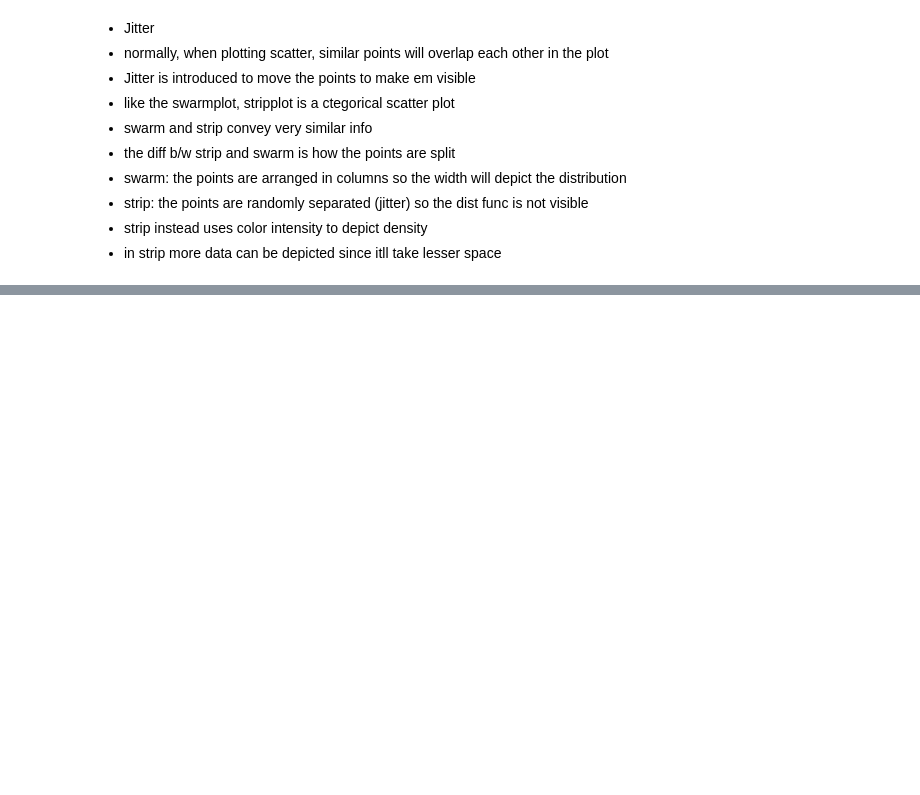
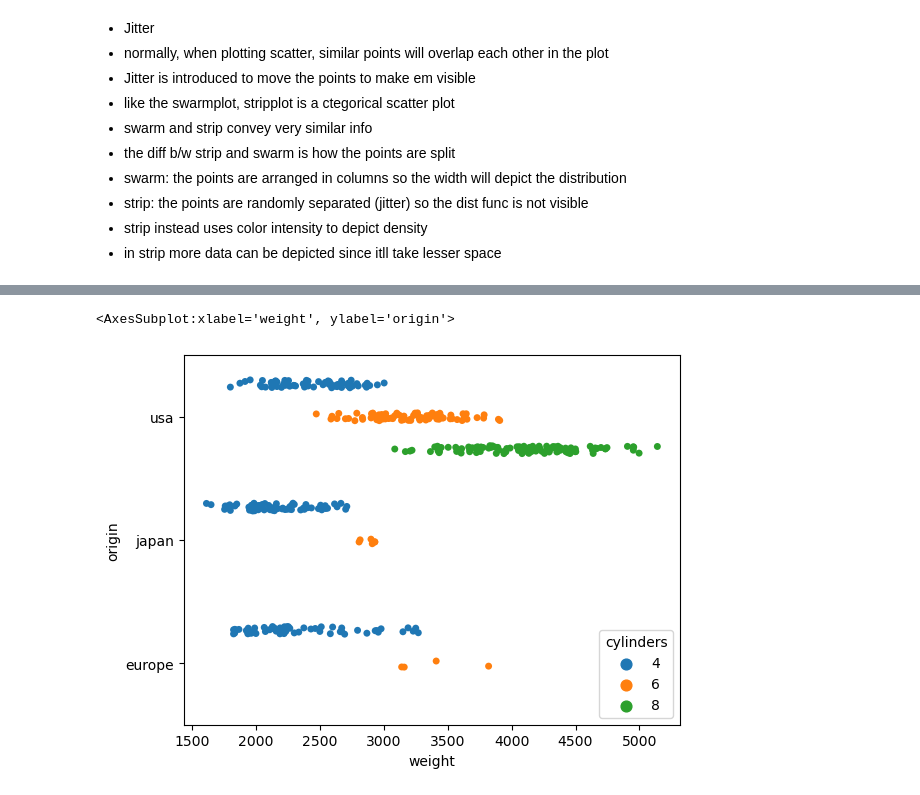
Before and after one commit to sarblohw/py_viz_seaborn, a Jupyter notebook: sns_stripplot.ipynb, the cells around one changed output, grey strips where cells are left out. Cells and saved outputs as stored; diff of their text form; code cells hidden in the pictures; blank space fills up the shorter version.

```diff
--- a/sns_stripplot.ipynb
+++ b/sns_stripplot.ipynb
@@ -28,0 +44,6 @@ sns.stripplot(data = cars, x = 'mpg')
+# %%
+sns.stripplot(data = cars.loc[cars.cylinders.isin([4,6,8])],
+              x = 'weight', y = 'origin', hue = 'cylinders', dodge = True)
+# %% [output]
+<AxesSubplot:xlabel='weight', ylabel='origin'>
+[figure, added]
```
Also changed, not shown: parts of 11 cells of this notebook.
